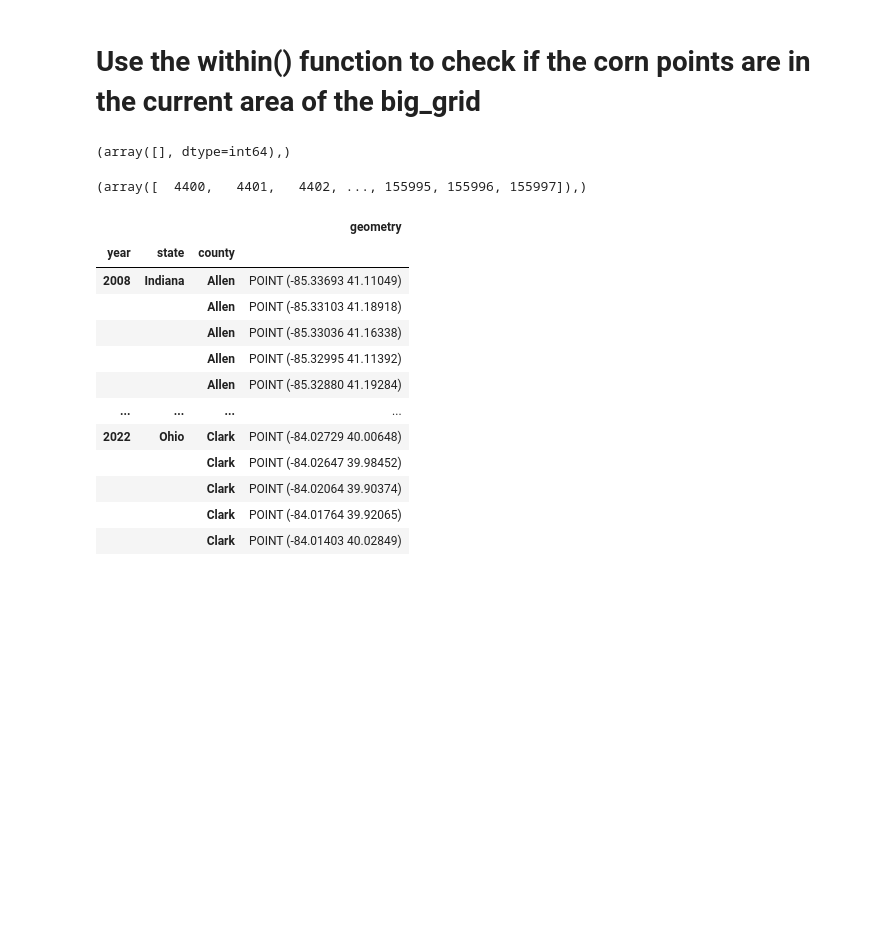
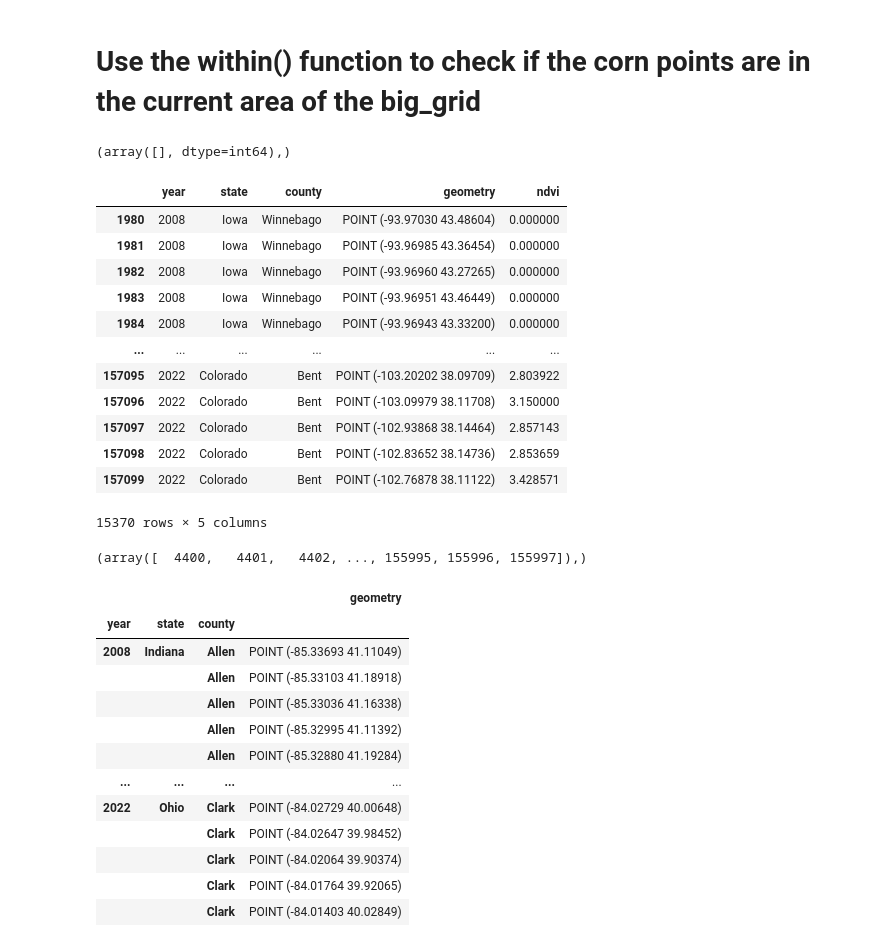
Before and after one commit to claudiosv/Computing-for-Food-Security, a Jupyter notebook: Project 3/ndvi_pipeline.ipynb, the cells around one changed output. Cells and saved outputs as stored; diff of their text form; code cells hidden in the pictures; blank space fills up the shorter version.

```diff
--- a/Project 3/ndvi_pipeline.ipynb
+++ b/Project 3/ndvi_pipeline.ipynb
@@ -878,4 +878,5 @@ from shapely.geometry import Point
 sample = seq_lat_lon_df#.iloc[:100]
 
 sample["geometry"] = sample["point"].apply(Point)
-gdf = gpd.GeoDataFrame(sample["geometry"], crs=j_counties.crs)
+gdf = gpd.GeoDataFrame(sample["geometry"], crs=j_counties.crs).reset_index()
+gdf["ndvi"] = 0
@@ -949,24 +966,35 @@ for i, geo in enumerate(big_grid.geometry):
         size=corner_iowa_size,
         config=config,
     )
-    # sh_data = np.array(request_true_color_1_day.get_data())
+    sh_data = np.array(request_true_color_1_day.get_data())
+    # sh_data = np.ones((1, 2500, 2500, 4))
     bb_utm = geo_utils.to_utm_bbox(corner_iowa_bbox)
     # Fetch transform
     transf = bb_utm.get_transform_vector(resx=resolution1, resy=resolution1)
     # geo_utils.trans
     # And now you can query the pixel position of your WGS84 coordinates
     is_in_grid = gdf.within(geo)
-    point_idxs = np.where(is_in_grid)
+    # point_idxs = gdf.iloc[gdf.within(geo), "ndvi"] #np.where(is_in_grid)
     # print(point_idxs)
     # continue
     b01  = sh_data[0][:, :, 0]
     b03  = sh_data[0][:, :, 1]
     b05  = sh_data[0][:, :, 2]
     nir  = sh_data[0][:, :, 3]
-    garvi = (nir - (b03 - b01 - b05))/(nir - (b03 + b01 - b05))
-    gndvi = (nir - b03)/(nir + b03)
+    garvi = np.nan_to_num((nir - (b03 - b01 - b05))/(nir - (b03 + b01 - b05)))
+    gndvi = np.nan_to_num((nir - b03)/(nir + b03))
     # print(garvi.shape)
     # print(gndvi.shape)
+    # print(point_idxs.shape)
+    # continue
+    def ndvi_value(row):
+        # print(row.geometry.x, row.geometry.y)
+        pixel_pos = geo_utils.wgs84_to_pixel(row.geometry.x, row.geometry.y, transf, utm_epsg=bb_utm.crs)
+        # print(pixel_pos[1], pixel_pos[0])
+        # print(garvi[pixel_pos[1], pixel_pos[0]])
+        return garvi[pixel_pos[1], pixel_pos[0]]
+    gdf.loc[is_in_grid, "ndvi"] = gdf.loc[is_in_grid].apply(ndvi_value, axis=1)
+    continue
     for loc in point_idxs:
         try:
             lat_lon_pair = gdf.iloc[loc]
@@ -983,6 +1011,22 @@ for i, geo in enumerate(big_grid.geometry):
             # print("key error")
         # print("garvi", garvi[pixel_pos[1], pixel_pos[0]])
         # print("gndvi", gndvi[pixel_pos[1], pixel_pos[0]])
+# %%
+gdf[gdf.ndvi != np.inf]
+# %% [output]
+|  | year | state | county | geometry | ndvi |
+| 1980 | 2008 | Iowa | Winnebago | POINT (-93.97030 43.48604) | 0.000000 |
+| 1981 | 2008 | Iowa | Winnebago | POINT (-93.96985 43.36454) | 0.000000 |
+| 1982 | 2008 | Iowa | Winnebago | POINT (-93.96960 43.27265) | 0.000000 |
+| 1983 | 2008 | Iowa | Winnebago | POINT (-93.96951 43.46449) | 0.000000 |
+| 1984 | 2008 | Iowa | Winnebago | POINT (-93.96943 43.33200) | 0.000000 |
+| ... | ... | ... | ... | ... | ... |
+| 157095 | 2022 | Colorado | Bent | POINT (-103.20202 38.09709) | 2.803922 |
+| 157096 | 2022 | Colorado | Bent | POINT (-103.09979 38.11708) | 3.150000 |
+| 157097 | 2022 | Colorado | Bent | POINT (-102.93868 38.14464) | 2.857143 |
+| 157098 | 2022 | Colorado | Bent | POINT (-102.83652 38.14736) | 2.853659 |
+| 157099 | 2022 | Colorado | Bent | POINT (-102.76878 38.11122) | 3.428571 |
+15370 rows × 5 columns
 # %%
 point_idxs
 # %% [output]
```
Also changed, not shown: parts of 1 cell of this notebook.
